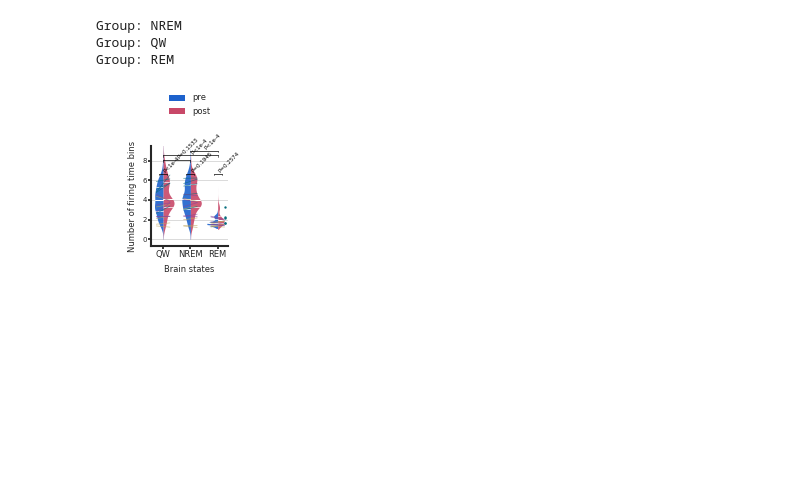
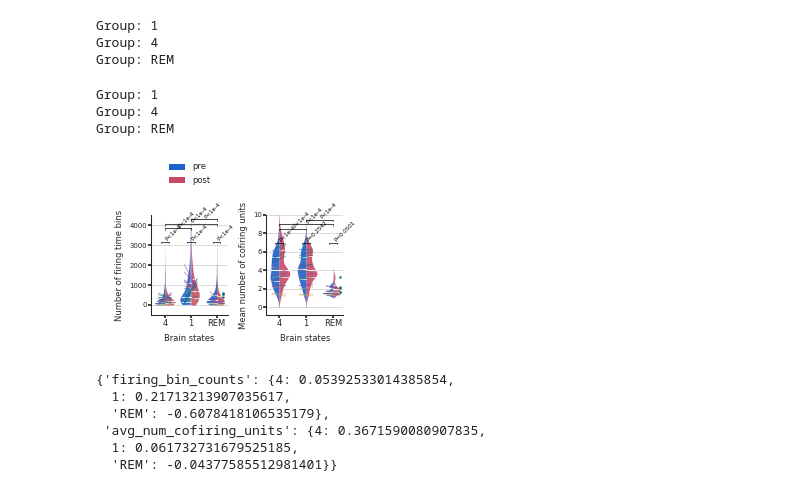
Before and after one commit to diba-lab/Maboudi_et_al_2022, a Jupyter notebook: distribution_of_unit_particapation_resolved_by_brain_state_fig2_supplement.ipynb, the cells around one changed output. Saved outputs shown, nothing was run; the diff lists cells and outputs as text; code cells hidden in the pictures; blank space fills up the shorter version.

```diff
--- a/distribution_of_unit_particapation_resolved_by_brain_state_fig2_supplement.ipynb
+++ b/distribution_of_unit_particapation_resolved_by_brain_state_fig2_supplement.ipynb
@@ -502,8 +580,8 @@ def get_pval_statement(pvalue):
 
 def plot_violin(ax, data, color, xvar, yvar, zvar):
     alpha = 0.9
-    order = ['QW', 'NREM', 'REM']
-    vio = sns.violinplot(data=data, x = xvar, y = yvar, hue=zvar, split=True, cut=0, inner='quartiles', ax=ax, palette=color, linewidth=0, capstyle='butt')
+    order = [4, 1, 'REM']
+    vio = sns.violinplot(data=data, x = xvar, y = yvar, hue=zvar, split=True, cut=0, order = order, inner='quartiles', ax=ax, palette=color, linewidth=0, capstyle='butt')
     for violin, curr_alpha in zip(ax.collections[::1], [alpha] * 6):
         violin.set_alpha(curr_alpha)
     for l in ax.lines:
@@ -518,7 +596,7 @@ def plot_violin(ax, data, color, xvar, yvar, zvar):
         l.set_alpha(1)
     ax.grid(axis='y', color=(.8,.8,.8), linewidth=0.5)
     for axis in ['left', 'bottom']:
-        ax.spines[axis].set_linewidth(1.5)
+        ax.spines[axis].set_linewidth(0.75)
 
     # vio.legend(loc="upper center", bbox_to_anchor=(0.5, 1.5))
     vio.set_title("")
@@ -536,7 +614,7 @@ sns.set_theme(style="ticks", rc=custom_params)
 
 plt.rcParams.update({
     'font.size':6,
-    'axes.linewidth':1.5,
+    'axes.linewidth':0.75,
     'pdf.fonttype':42,
     'ps.fonttype':42,
     'axes.labelsize':6,
@@ -577,10 +655,14 @@ firing_bin_counts_df_active_units = firing_bin_counts_df.iloc[active_unit_idx].r
 
 y_variables = ['firing_bin_counts', 'avg_num_cofiring_units']
 y_varialbe_names = ['Number of firing time bins', 'Mean number of cofiring units']
-brain_states = ['QW', 'NREM', 'REM']
+brain_states = [4, 1, 'REM']
 num_brain_states = len(brain_states)
 
+size_effect = dict.fromkeys(y_variables)
+
 for y_variable_index, y_variable in enumerate(y_variables):
+
+    size_effect[y_variable] = dict()
 
     ax0 = fig.add_subplot(gs[y_variable_index])
     ax0.set_ylim([-0.05*np.ptp(firing_bin_counts_df[y_variable][~np.isnan(firing_bin_counts_df[y_variable])]), np.nanpercentile(firing_bin_counts_df[y_variable], 99.5)])
@@ -622,6 +704,11 @@ for y_variable_index, y_variable in enumerate(y_variables):
         unit_indexes_with_valid_values = np.all(np.isfinite(current_data), axis=1)
         current_data = current_data[unit_indexes_with_valid_values]
         _, p_value = wilcoxon(current_data[:,0], current_data[:,1], nan_policy='omit')
+
+        # Calculate the size effect (paired)
+        difference = current_data[:,1] - current_data[:,0]
+        size_effect[y_variable][brain_state] = np.nanmean(difference)/np.std(difference)
+
 
         significance_line_y = 0.7*ax0.get_ylim()[1]
         ax0.plot([brain_state_idx-0.15, brain_state_idx+0.15], [significance_line_y, significance_line_y], color = 'black', linewidth=0.5)
@@ -655,33 +742,45 @@ for y_variable_index, y_variable in enumerate(y_variables):
 
             _, post_hoc_p_values[brain_state_i, brain_state_j] = wilcoxon(grouped_data[:, brain_state_i], grouped_data[:, brain_state_j], nan_policy='omit')
 
             significance_line_y = (0.8+0.05*(brain_state_i+brain_state_j))*ax0.get_ylim()[1]
 
             ax0.plot([brain_state_i, brain_state_j], [significance_line_y, significance_line_y], color = 'black', linewidth=0.5)
             [ax0.plot([x, x], [significance_line_y*0.98, significance_line_y], color = 'black', linewidth=0.5, alpha=0.8) for x in [brain_state_i, brain_state_j]]
 
             ax0.annotate(get_pval_statement(post_hoc_p_values[brain_state_i, brain_state_j]), xy = (np.mean([brain_state_i, brain_state_j]), significance_line_y), color = 'black', ha = "left", va="bottom", rotation = 45,fontsize = 4)
 
 
     ax0.set_xlabel("Brain states")
     ax0.set_ylabel(y_varialbe_names[y_variable_index])
 
     if y_variable_index == 0:
         ax0.legend(loc="upper center", bbox_to_anchor=(0.5, 1.6))
     else:
         ax0.legend("")
 
     ax0.tick_params(axis='both', which='major', length=2, pad=1)
 
 
     plt.subplots_adjust(left=0.2, right= 0.9, bottom=0.2, top=0.7)
 
 
     filename = 'distribution_of_number_of_firing_bins_pooled.pdf'
     file_path = os.path.join(data_dir, filename)
     plt.savefig(file_path, format='pdf', dpi=300)
 # %% [output]
-Group: NREM
-Group: QW
+Group: 1
+Group: 4
 Group: REM
+Group: 1
+Group: 4
+Group: REM
-[figure, old version]
+[figure, new version]
+# %%
+size_effect
+# %% [output]
+{'firing_bin_counts': {4: 0.05392533014385854,
+  1: 0.21713213907035617,
+  'REM': -0.6078418106535179},
+ 'avg_num_cofiring_units': {4: 0.3671590080907835,
+  1: 0.061732731679525185,
+  'REM': -0.04377585512981401}}
```
Also changed, not shown: parts of 1 cell of this notebook, 5 other files.
